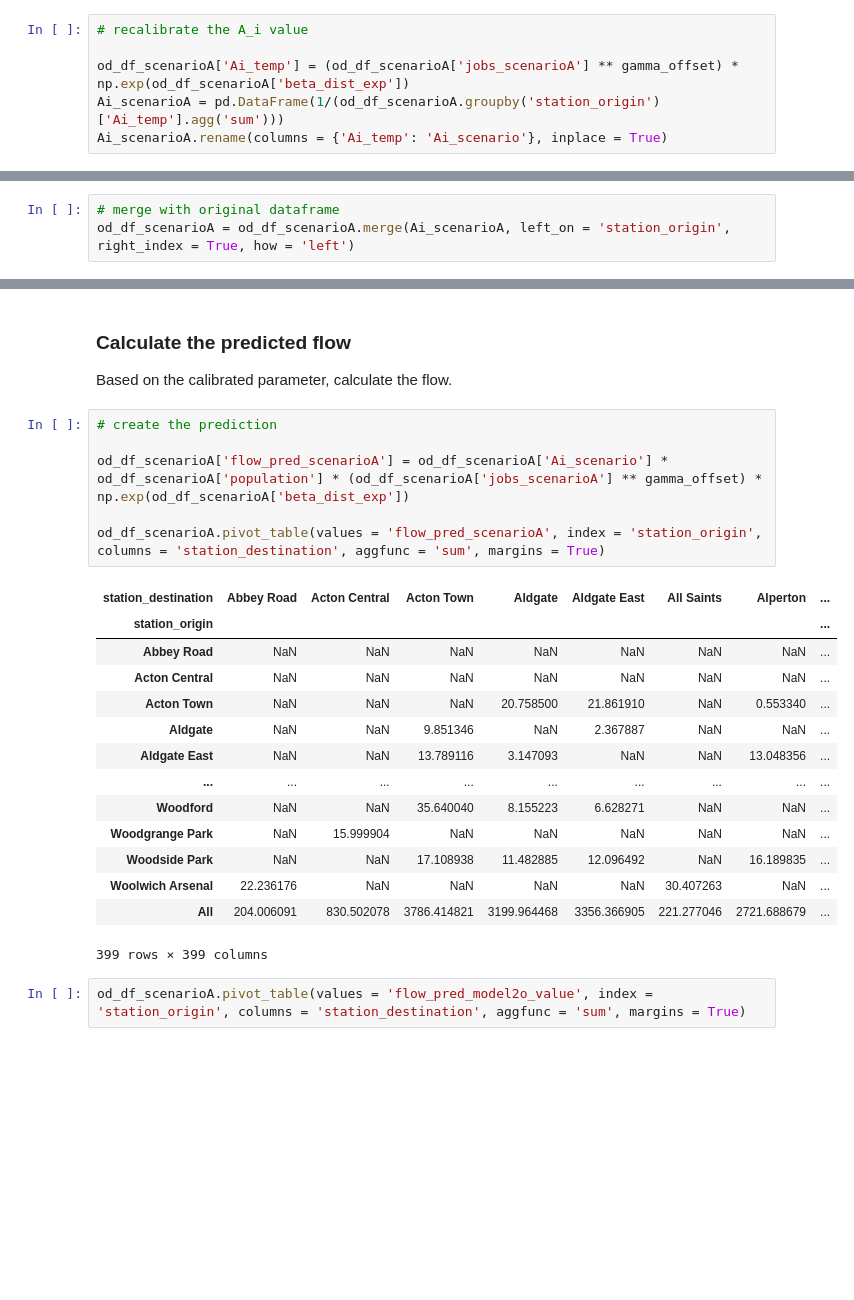
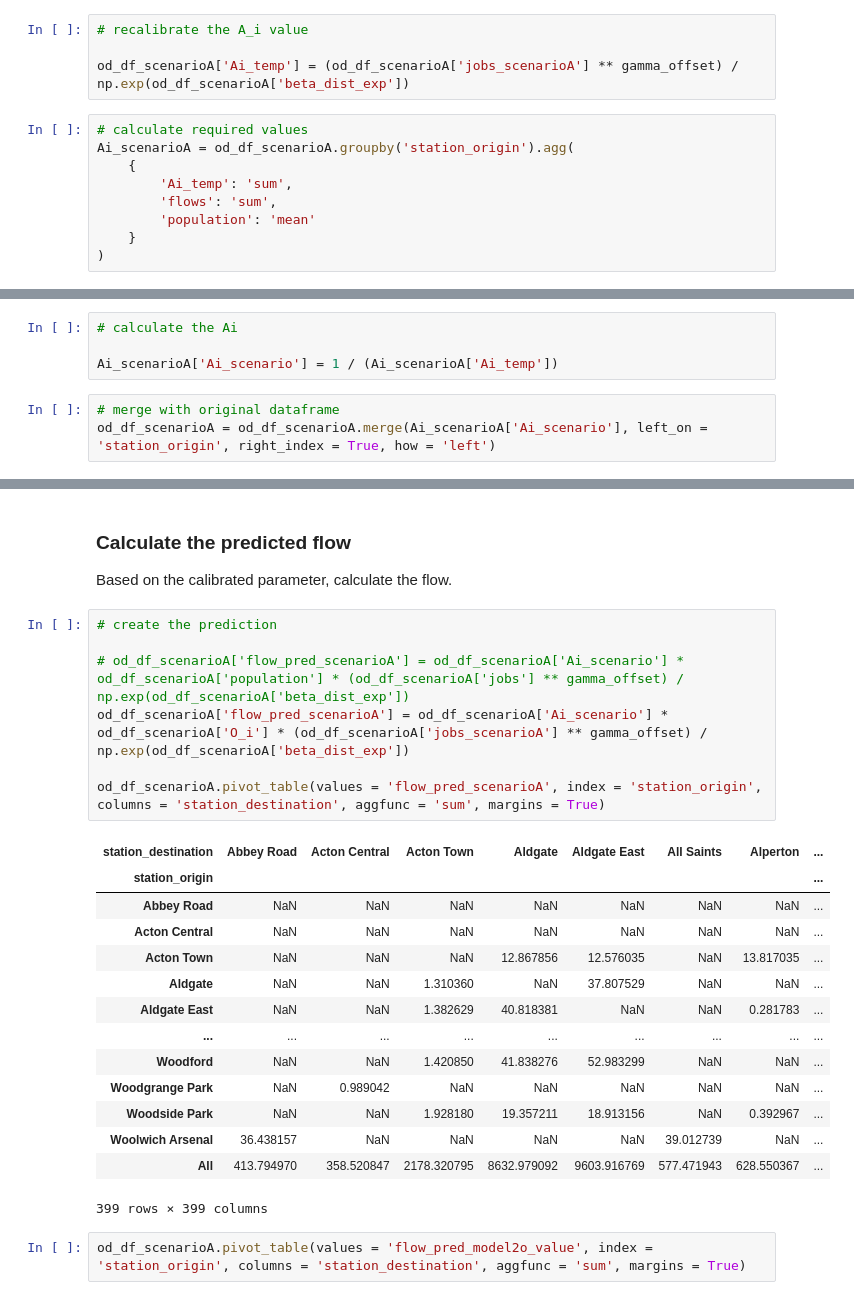
Before and after one commit to sokimura39/Urban_Simulation_Report, a Jupyter notebook: 02_spatial_interaction.ipynb, the cells around one changed output, grey strips where cells are left out. Cells and saved outputs as stored; diff of their text form; blank space fills up the shorter version.

Commit message:
Corrected scenario A

```diff
--- a/02_spatial_interaction.ipynb
+++ b/02_spatial_interaction.ipynb
@@ -788,6 +711,13 @@ $$
 # %%
 # recalibrate the A_i value
 
-od_df_scenarioA['Ai_temp'] = (od_df_scenarioA['jobs_scenarioA'] ** gamma_offset) * np.exp(od_df_scenarioA['beta_dist_exp'])
-Ai_scenarioA = pd.DataFrame(1/(od_df_scenarioA.groupby('station_origin')['Ai_temp'].agg('sum')))
-Ai_scenarioA.rename(columns = {'Ai_temp': 'Ai_scenario'}, inplace = True)
+od_df_scenarioA['Ai_temp'] = (od_df_scenarioA['jobs_scenarioA'] ** gamma_offset) / np.exp(od_df_scenarioA['beta_dist_exp'])
+# %%
+# calculate required values
+Ai_scenarioA = od_df_scenarioA.groupby('station_origin').agg(
+    {
+        'Ai_temp': 'sum',
+        'flows': 'sum',
+        'population': 'mean'
+    }
+)
@@ -794,3 +741,7 @@ Ai_scenarioA.rename(columns = {'Ai_temp': 'Ai_scenario'}, inplace = True)
+# %%
+# calculate the Ai
+
+Ai_scenarioA['Ai_scenario'] = 1 / (Ai_scenarioA['Ai_temp'])
 # %%
 # merge with original dataframe
-od_df_scenarioA = od_df_scenarioA.merge(Ai_scenarioA, left_on = 'station_origin', right_index = True, how = 'left')
+od_df_scenarioA = od_df_scenarioA.merge(Ai_scenarioA['Ai_scenario'], left_on = 'station_origin', right_index = True, how = 'left')
@@ -801,23 +761,24 @@ Based on the calibrated parameter, calculate the flow.
 # %%
 # create the prediction
 
-od_df_scenarioA['flow_pred_scenarioA'] = od_df_scenarioA['Ai_scenario'] * od_df_scenarioA['population'] * (od_df_scenarioA['jobs_scenarioA'] ** gamma_offset) * np.exp(od_df_scenarioA['beta_dist_exp'])
+# od_df_scenarioA['flow_pred_scenarioA'] = od_df_scenarioA['Ai_scenario'] * od_df_scenarioA['population'] * (od_df_scenarioA['jobs'] ** gamma_offset) / np.exp(od_df_scenarioA['beta_dist_exp'])
+od_df_scenarioA['flow_pred_scenarioA'] = od_df_scenarioA['Ai_scenario'] * od_df_scenarioA['O_i'] * (od_df_scenarioA['jobs_scenarioA'] ** gamma_offset) / np.exp(od_df_scenarioA['beta_dist_exp'])
 
 od_df_scenarioA.pivot_table(values = 'flow_pred_scenarioA', index = 'station_origin', columns = 'station_destination', aggfunc = 'sum', margins = True)
 # %% [output]
 | station_destination | Abbey Road | Acton Central | Acton Town | Aldgate | Aldgate East | All Saints | Alperton | ... |
 | station_origin |  |  |  |  |  |  |  | ... |
 | Abbey Road | NaN | NaN | NaN | NaN | NaN | NaN | NaN | ... |
 | Acton Central | NaN | NaN | NaN | NaN | NaN | NaN | NaN | ... |
-| Acton Town | NaN | NaN | NaN | 20.758500 | 21.861910 | NaN | 0.553340 | ... |
-| Aldgate | NaN | NaN | 9.851346 | NaN | 2.367887 | NaN | NaN | ... |
-| Aldgate East | NaN | NaN | 13.789116 | 3.147093 | NaN | NaN | 13.048356 | ... |
+| Acton Town | NaN | NaN | NaN | 12.867856 | 12.576035 | NaN | 13.817035 | ... |
+| Aldgate | NaN | NaN | 1.310360 | NaN | 37.807529 | NaN | NaN | ... |
+| Aldgate East | NaN | NaN | 1.382629 | 40.818381 | NaN | NaN | 0.281783 | ... |
 | ... | ... | ... | ... | ... | ... | ... | ... | ... |
-| Woodford | NaN | NaN | 35.640040 | 8.155223 | 6.628271 | NaN | NaN | ... |
-| Woodgrange Park | NaN | 15.999904 | NaN | NaN | NaN | NaN | NaN | ... |
-| Woodside Park | NaN | NaN | 17.108938 | 11.482885 | 12.096492 | NaN | 16.189835 | ... |
-| Woolwich Arsenal | 22.236176 | NaN | NaN | NaN | NaN | 30.407263 | NaN | ... |
-| All | 204.006091 | 830.502078 | 3786.414821 | 3199.964468 | 3356.366905 | 221.277046 | 2721.688679 | ... |
+| Woodford | NaN | NaN | 1.420850 | 41.838276 | 52.983299 | NaN | NaN | ... |
+| Woodgrange Park | NaN | 0.989042 | NaN | NaN | NaN | NaN | NaN | ... |
+| Woodside Park | NaN | NaN | 1.928180 | 19.357211 | 18.913156 | NaN | 0.392967 | ... |
+| Woolwich Arsenal | 36.438157 | NaN | NaN | NaN | NaN | 39.012739 | NaN | ... |
+| All | 413.794970 | 358.520847 | 2178.320795 | 8632.979092 | 9603.916769 | 577.471943 | 628.550367 | ... |
 399 rows × 399 columns
 # %%
 od_df_scenarioA.pivot_table(values = 'flow_pred_model2o_value', index = 'station_origin', columns = 'station_destination', aggfunc = 'sum', margins = True)
```
Also changed, not shown: parts of 48 cells of this notebook, 2 other files.
